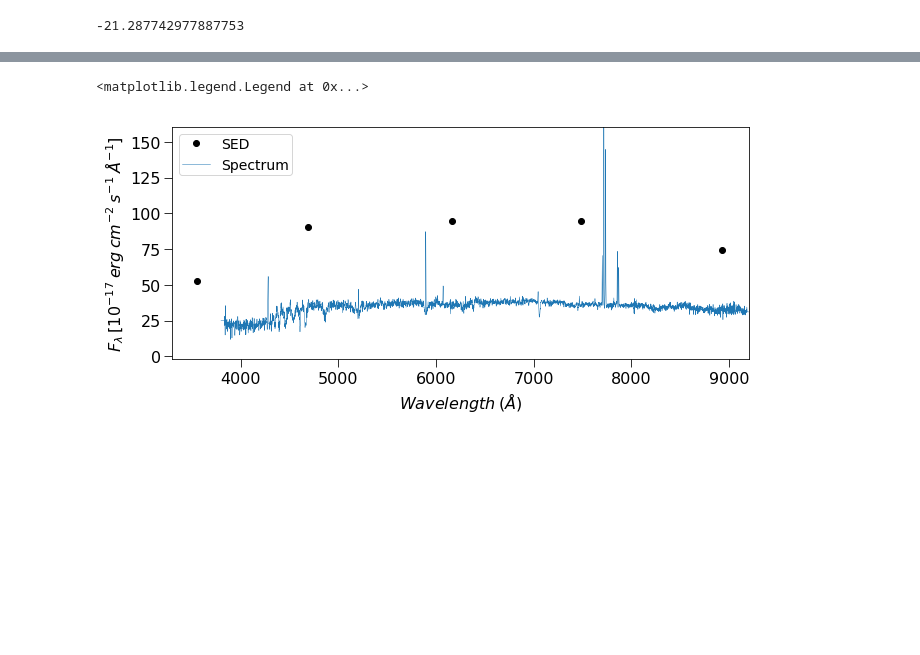
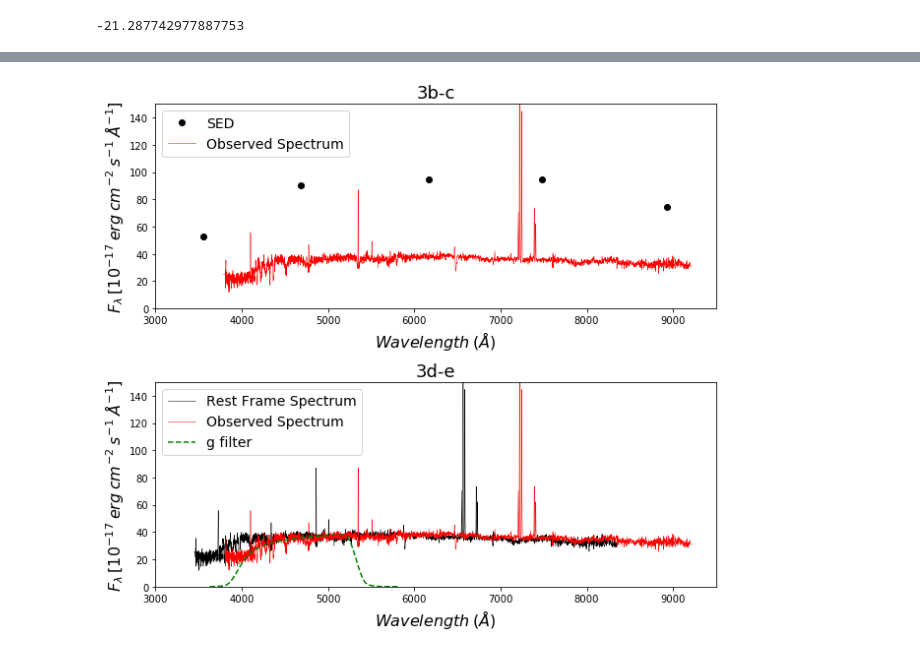
Before and after one commit to bluefatima/galaxies2018, a Jupyter notebook: PS1/Untitled.ipynb, the cells around one changed output, grey strips where cells are left out. Saved outputs shown, nothing was run; the diff lists cells and outputs as text; code cells hidden in the pictures; blank space fills up the shorter version.

```diff
--- a/PS1/Untitled.ipynb
+++ b/PS1/Untitled.ipynb
@@ -90,35 +80,54 @@ M_g
 # %%
 # organize photometry data
 filters = ['u', 'g', 'r', 'i', 'z']
 mags = np.array([18.06, 16.88, 16.23, 15.81, 15.69])
 mag_errs = np.array([0.02, 0, 0, 0, 0.01])
 cents = np.array([3551, 4686, 6165, 7481, 8931])
 
 # calculate flux magnitudes
 ν = 3e18 / cents
 f_ν = 10**((mags+48.57)/(-2.5))
 f_λ = f_ν * ν**2 / (3e8 * 1e10)
 f_ν_err = 10**((mag_errs+48.57)/(-2.5))
 f_λ_err = f_ν_err * ν**2 / (3e8 * 1e10)
 
 #Read in spec file
 spec_file = "spSpec-51788-0401-161.fit"
 hdul = fits.open(spec_file)
+hdr = hdul[0].header
 data = hdul[0].data
 spec = np.array(data[0])
 spec_err = np.array(data[2])
-x = np.linspace(3800, 9200, len(spec))  ###CHEATED ON WV RANGE
+x = np.arange(0, hdr['NAXIS1'], 1)
+λ = 10**(hdr['COEFF0'] + hdr['COEFF1'] * x)
+
+#Calculate rest frame spectrum from redshift
+z = hdr['Z']
+λ_rf = λ / (z+1)
+
+g_band = Table.read('g.dat', format='ascii')
 
 #Plot stuff
-plt.figure(1, figsize=(9, 4))
+plt.figure(1, figsize=(9, 8))
+plt.subplot(211)
 plt.plot(cents, f_λ*1e17, 'ko', label='SED')
-plt.plot(x, spec, '-', linewidth=0.5, label='Spectrum')
-plt.axis([np.min(x)-500, np.max(x), -2, 160])
+plt.plot(λ, spec, 'r-', linewidth=0.5, label='Observed Spectrum')
+plt.axis([3000, 9500, 0, 150])
+plt.xlabel('$Wavelength \: (\AA)$', fontsize=16)
+plt.ylabel('$F_\lambda \: [10^{-17} \: erg \: cm^{-2} \: s^{-1} \: \AA^{-1}]$', fontsize=16)
+plt.title('3b-c', fontsize=18)
+plt.legend(loc=2, fontsize=14)
 
+plt.subplot(212)
+plt.title('3d-e', fontsize=18)
+plt.plot(λ_rf, spec, 'k-', linewidth=0.5, label='Rest Frame Spectrum')
+plt.plot(λ, spec, 'r-', linewidth=0.5, label='Observed Spectrum')
+plt.plot(g_band['col1'], g_band['col4']*38/.42, 'g--', label='g filter')
+plt.axis([3000, 9500, 0, 150])
 plt.xlabel('$Wavelength \: (\AA)$', fontsize=16)
 plt.ylabel('$F_\lambda \: [10^{-17} \: erg \: cm^{-2} \: s^{-1} \: \AA^{-1}]$', fontsize=16)
 plt.legend(loc=2, fontsize=14)
+
 plt.tight_layout()
 # %% [output]
-<matplotlib.legend.Legend at 0x...>
-[figure, old version]
+[figure, new version]
```
Also changed, not shown: parts of 14 cells of this notebook, 1 other file.
